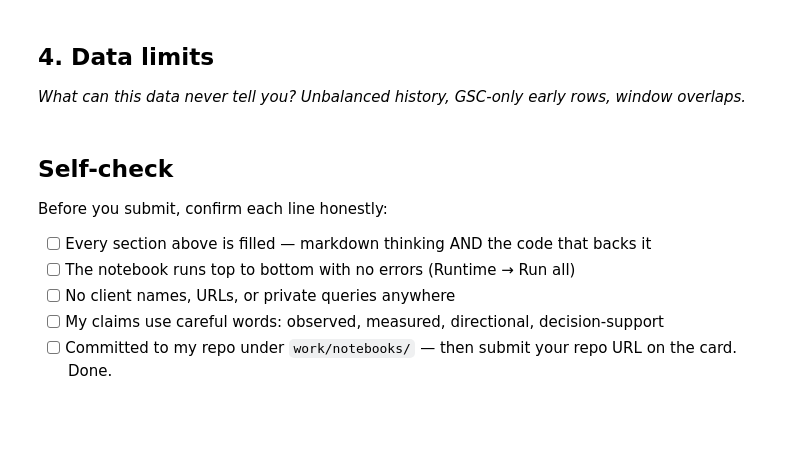
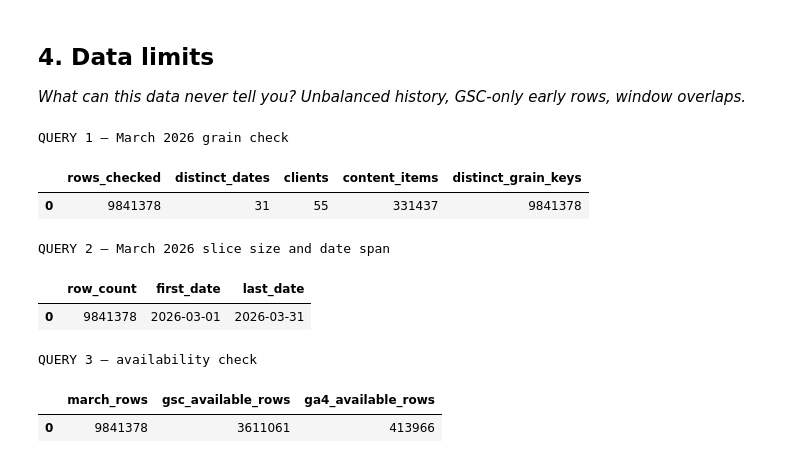
Before and after one commit to ujjwalkpandey/flyrank-internship, a Jupyter notebook: work/notebooks/w03_data_contract.ipynb, the cells around one changed output. Saved outputs shown, nothing was run; the diff lists cells and outputs as text; code cells hidden in the pictures; blank space fills up the shorter version.

```diff
--- a/work/notebooks/w03_data_contract.ipynb
+++ b/work/notebooks/w03_data_contract.ipynb
@@ -37,10 +59,58 @@ This skeleton is yours to fill. Work the sections **in order** — each one has
-# %% [markdown]
-## Self-check
-
-Before you submit, confirm each line honestly:
-
-- [ ] Every section above is filled — markdown thinking AND the code that backs it
-- [ ] The notebook runs top to bottom with no errors (Runtime → Run all)
-- [ ] No client names, URLs, or private queries anywhere
-- [ ] My claims use careful words: observed, measured, directional, decision-support
-- [ ] Committed to my repo under `work/notebooks/` — then submit your repo URL on the card. Done.
+# %%
+q1 = con.sql(f"""
+SELECT
+    COUNT(*) AS rows_checked,
+    COUNT(DISTINCT report_date) AS distinct_dates,
+    COUNT(DISTINCT client_hash_id) AS clients,
+    COUNT(DISTINCT content_hash_id) AS content_items,
+    COUNT(DISTINCT CONCAT(
+        CAST(report_date AS VARCHAR),
+        '|',
+        client_hash_id,
+        '|',
+        content_hash_id
+    )) AS distinct_grain_keys
+FROM {FACT}
+WHERE month = '2026-03'
+""").df()
+
+print("QUERY 1 — March 2026 grain check")
+display(q1)
+
+
+# QUERY 2 — verify slice size + date span
+q2 = con.sql(f"""
+SELECT
+    COUNT(*) AS row_count,
+    MIN(report_date) AS first_date,
+    MAX(report_date) AS last_date
+FROM {FACT}
+WHERE month = '2026-03'
+""").df()
+
+print("QUERY 2 — March 2026 slice size and date span")
+display(q2)
+
+
+# QUERY 3 — verify availability using IS TRUE
+q3 = con.sql(f"""
+SELECT
+    COUNT(*) AS march_rows,
+    COUNT(*) FILTER (WHERE gsc_data_available IS TRUE) AS gsc_available_rows,
+    COUNT(*) FILTER (WHERE ga4_data_available IS TRUE) AS ga4_available_rows
+FROM {FACT}
+WHERE month = '2026-03'
+""").df()
+
+print("QUERY 3 — availability check")
+display(q3)
+# %% [output]
+QUERY 1 — March 2026 grain check
+|  | rows_checked | distinct_dates | clients | content_items | distinct_grain_keys |
+| 0 | 9841378 | 31 | 55 | 331437 | 9841378 |
+QUERY 2 — March 2026 slice size and date span
+|  | row_count | first_date | last_date |
+| 0 | 9841378 | 2026-03-01 | 2026-03-31 |
+QUERY 3 — availability check
+|  | march_rows | gsc_available_rows | ga4_available_rows |
+| 0 | 9841378 | 3611061 | 413966 |
```
Also changed, not shown: parts of 15 cells of this notebook.
